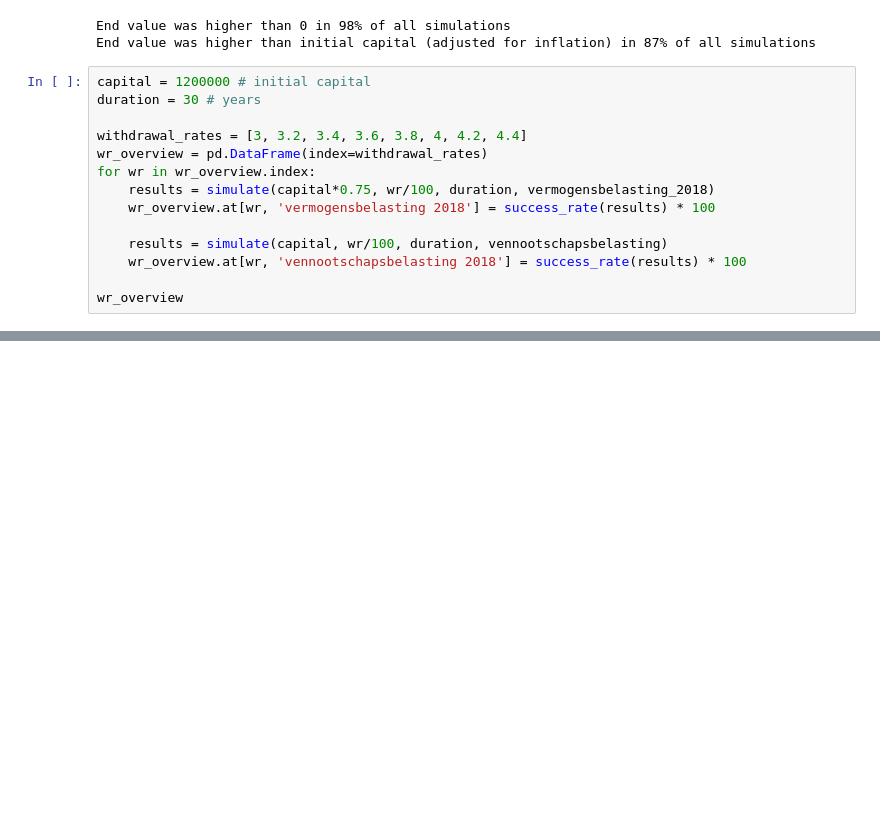
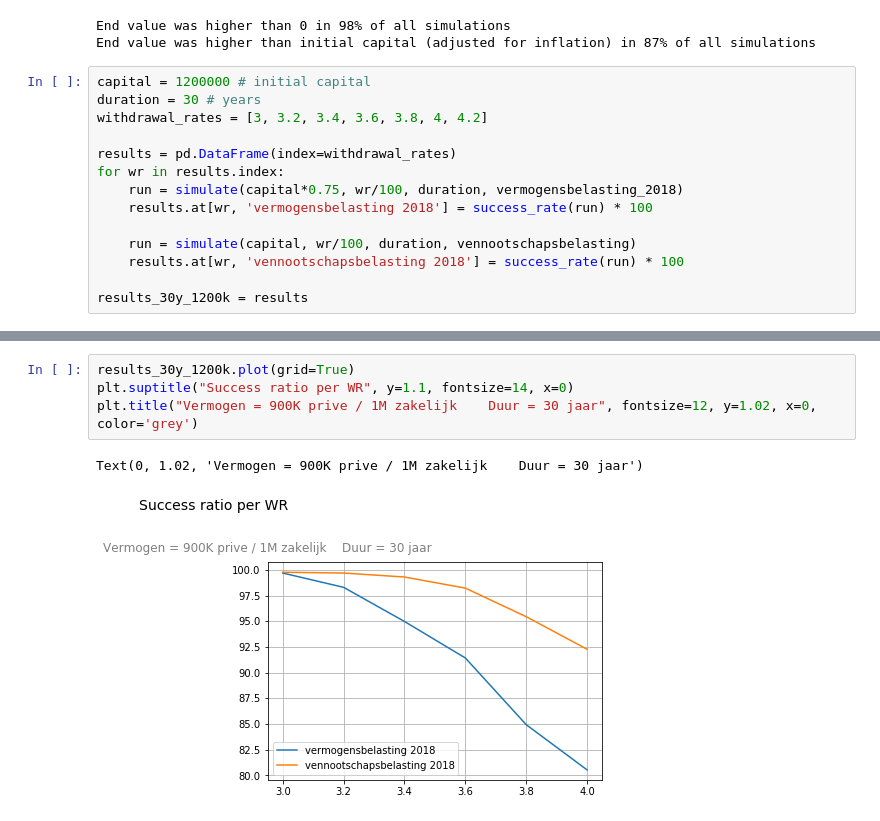
Before and after one commit to dannyvankooten/pd-belastingdruk, a Jupyter notebook: SWR per belastingstelsel.ipynb, the cells around one changed output, grey strips where cells are left out. Cells and saved outputs as stored; diff of their text form; blank space fills up the shorter version.

```diff
--- a/SWR per belastingstelsel.ipynb
+++ b/SWR per belastingstelsel.ipynb
@@ -160,14 +160,14 @@ End value was higher than initial capital (adjusted for inflation) in 87% of all
 # %%
 capital = 1200000 # initial capital
 duration = 30 # years
+withdrawal_rates = [3, 3.2, 3.4, 3.6, 3.8, 4, 4.2]
 
-withdrawal_rates = [3, 3.2, 3.4, 3.6, 3.8, 4, 4.2, 4.4]
-wr_overview = pd.DataFrame(index=withdrawal_rates)
-for wr in wr_overview.index:
-    results = simulate(capital*0.75, wr/100, duration, vermogensbelasting_2018)
-    wr_overview.at[wr, 'vermogensbelasting 2018'] = success_rate(results) * 100
+results = pd.DataFrame(index=withdrawal_rates)
+for wr in results.index:
+    run = simulate(capital*0.75, wr/100, duration, vermogensbelasting_2018)
+    results.at[wr, 'vermogensbelasting 2018'] = success_rate(run) * 100
 
-    results = simulate(capital, wr/100, duration, vennootschapsbelasting)
-    wr_overview.at[wr, 'vennootschapsbelasting 2018'] = success_rate(results) * 100
+    run = simulate(capital, wr/100, duration, vennootschapsbelasting)
+    results.at[wr, 'vennootschapsbelasting 2018'] = success_rate(run) * 100
 
-wr_overview
+results_30y_1200k = results
@@ -183,0 +184,7 @@ wr_overview
+# %%
+results_30y_1200k.plot(grid=True)
+plt.suptitle("Success ratio per WR", y=1.1, fontsize=14, x=0)
+plt.title("Vermogen = 900K prive / 1M zakelijk    Duur = 30 jaar", fontsize=12, y=1.02, x=0, color='grey')
+# %% [output]
+Text(0, 1.02, 'Vermogen = 900K prive / 1M zakelijk    Duur = 30 jaar')
+[figure, added]
```
Also changed, not shown: parts of 7 cells of this notebook.
